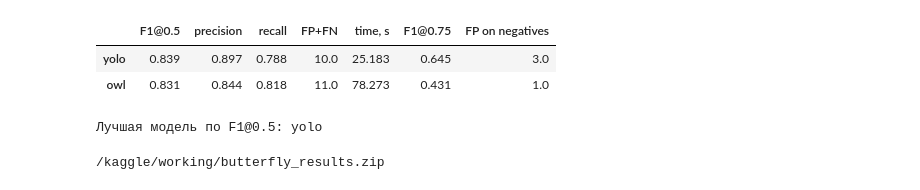
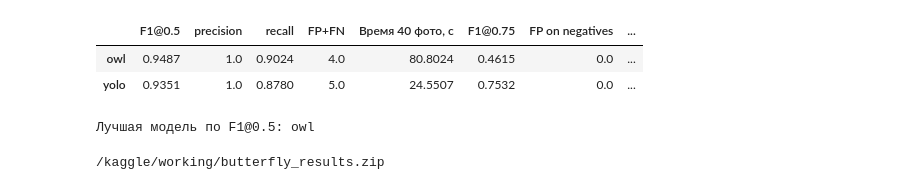
Before and after one commit to Mikhail356/butterfly-detection, a Jupyter notebook: butterfly_owl_yolo.ipynb, the cells around one changed output. Drawn from its saved outputs; the diff is of its cells as text; code cells hidden in the pictures.

Commit message:
Update Kaggle results and model comparison

```diff
--- a/butterfly_owl_yolo.ipynb
+++ b/butterfly_owl_yolo.ipynb
@@ -227,8 +219,9 @@ def open_image(row):
 def owl_boxes(output, image, flipped, confidence, index):
     logits = output.logits[index].float().cpu().numpy()
     boxes = output.pred_boxes[index].float().cpu().numpy()
-    valid = 1 / (1 + np.exp(-logits[:, 0])) > confidence
-    logits, boxes = logits[valid], boxes[valid]
+    scores = 1 / (1 + np.exp(-logits.max(axis=1)))
+    valid = scores >= confidence
+    scores, boxes = scores[valid], boxes[valid]
     boxes = np.concatenate([boxes[:, :2] - boxes[:, 2:] / 2,
                             boxes[:, :2] + boxes[:, 2:] / 2], axis=1)
     width, height = image.size
@@ -240,7 +233,7 @@ def owl_boxes(output, image, flipped, confidence, index):
         boxes[:, [0, 2]] = width - boxes[:, [2, 0]]
     boxes /= np.array([width, height, width, height], dtype=np.float32)
     valid = (boxes[:, 2] > boxes[:, 0]) & (boxes[:, 3] > boxes[:, 1])
-    return boxes[valid], logits[valid]
+    return boxes[valid], scores[valid]
 
 
 @torch.inference_mode()
@@ -253,9 +246,7 @@ def predict_owl(model, processor, images, device, config):
         assert tuple(inputs['pixel_values'].shape) == (len(images), 3, 960, 960)
         output = model(**inputs)
         for i, image in enumerate(images):
-            b, logits = owl_boxes(output, image, flipped, config['confidence'], i)
-            valid = logits[:, 0] - logits[:, 1:].max(axis=1) >= config['negative_margin']
-            b, s = b[valid], 1 / (1 + np.exp(-logits[valid, 0]))
+            b, s = owl_boxes(output, image, flipped, config['confidence'], i)
             keep = nms(b, s, config['nms_iou'])
             boxes[i].append(b[keep])
             scores[i].append(s[keep])
@@ -280,14 +271,17 @@ def predict_yolo(model, images, device, config):
     scores = [[] for _ in images]
     for flipped in [False, True]:
         views = [ImageOps.mirror(image) for image in images] if flipped else images
-        results = model.predict(views, device=device, imgsz=960, rect=False, classes=[75],
-            conf=config['confidence'], iou=config['nms_iou'], max_det=1000, quantize=32,
-            nms=True, batch=len(images), augment=False, save=False, verbose=False)
+        results = model.predict(views, device=device, imgsz=960, rect=False, classes=config['classes'],
+            conf=config['confidence'], iou=0.99, max_det=1000, quantize=32,
+            nms=True, agnostic_nms=False, batch=len(images), augment=False, save=False, verbose=False)
         assert len(results) == len(images)
         for i, (result, image) in enumerate(zip(results, images)):
             b, s = yolo_boxes(result, image, flipped)
-            boxes[i].append(b)
-            scores[i].append(s)
+            valid = s >= config['confidence']
+            b, s = b[valid], s[valid]
+            keep = nms(b, s, config['nms_iou'])
+            boxes[i].append(b[keep])
+            scores[i].append(s[keep])
     return [merge_views(b, s, config) for b, s in zip(boxes, scores)]
 # %%
 # Запуск моделей
@@ -404,49 +404,49 @@ def metrics(golden, predictions):
     tp = matches[0.5]
     return {'F1@0.5': 2 * tp / (expected + predicted), 'precision': tp / predicted if predicted else 0,
             'recall': tp / expected, 'FP+FN': predicted + expected - 2 * tp,
-            'time, s': sum(row['seconds'] for row in predictions),
+            'Время 40 фото, с': sum(row['seconds'] for row in predictions),
             'F1@0.75': 2 * matches[0.75] / (expected + predicted),
             'FP on negatives': sum(len(row['boxes']) for row in predictions if not gold[row['photo_id']])}
 # %%
-# Размер батча на одну GPU.
+# Предсказания
 BATCH_SIZE = 1
 
-# Предсказания
 assert type(BATCH_SIZE) is int and BATCH_SIZE > 0, 'BATCH_SIZE должен быть целым положительным числом.'
 assert torch.cuda.device_count() == 2, 'Включите T4 ×2.'
 assert all('T4' in torch.cuda.get_device_name(i) for i in range(2))
 photos, data_dir = load_data()
 owl_path, yolo_path, weights = load_weights(data_dir)
-
 configs = {'owl': OWL, 'yolo': YOLO_SETTINGS}
-assert all(c['confidence'] >= MIN_CONFIDENCE for c in configs.values()), 'Confidence должен быть не ниже 0,25.'
 save(OUT / 'settings.json', {'models': weights, 'configs': configs, 'batch_size_per_gpu': BATCH_SIZE})
 (OUT.parent / 'butterfly_results.zip').unlink(missing_ok=True)
 prediction_files = [f'{model}_predictions_{size}.jsonl' for model in configs for size in [40, 400]]
 for name in ['metrics.csv', 'best_model.json'] + prediction_files:
     (OUT / name).unlink(missing_ok=True)
-predictions = {}
+predictions, annotation_seconds = {}, {}
 for name, config in configs.items():
-    predictions[name] = run(name, config, photos, owl_path, yolo_path, BATCH_SIZE)
+    predictions[name], annotation_seconds[name] = run(name, config, photos, owl_path, yolo_path, BATCH_SIZE)
 # %%
-# Оценка: эталон читаем после всех предсказаний.
+# Качество и время
 golden = [json.loads(line) for line in (data_dir / 'golden.jsonl').read_text().splitlines()]
 assert len(golden) == len({row['photo_id'] for row in golden}) == 40
+assert sum(not row['boxes'] for row in golden) == 8 and sum(len(row['boxes']) for row in golden) == 41, 'Подключите обновлённый датасет с разметкой моли.'
 labeled_ids = {row['photo_id'] for row in photos if row['subset'] == 'labeled'}
 assert labeled_ids == {row['photo_id'] for row in golden}
 table = pd.DataFrame({name: metrics(golden, [row for row in rows if row['photo_id'] in labeled_ids])
                       for name, rows in predictions.items()}).T
-table = table.sort_values(['F1@0.5', 'time, s'], ascending=[False, True])
+table['Разметка 440 фото, с'] = pd.Series(annotation_seconds)
+table['Среднее на фото, с'] = table['Разметка 440 фото, с'] / len(photos)
+table = table.sort_values(['F1@0.5', 'Время 40 фото, с'], ascending=[False, True])
 table.to_csv(OUT / 'metrics.csv', index_label='model')
-display(table.round(3))
+display(table.round(4))
 winner = table.index[0]
 save(OUT / 'best_model.json', {'model': winner, 'config': configs[winner]})
 print('Лучшая модель по F1@0.5:', winner)
 # %% [output]
-|  | F1@0.5 | precision | recall | FP+FN | time, s | F1@0.75 | FP on negatives |
-| yolo | 0.839 | 0.897 | 0.788 | 10.0 | 25.183 | 0.645 | 3.0 |
-| owl | 0.831 | 0.844 | 0.818 | 11.0 | 78.273 | 0.431 | 1.0 |
+|  | F1@0.5 | precision | recall | FP+FN | Время 40 фото, с | F1@0.75 | FP on negatives | ... |
+| owl | 0.9487 | 1.0 | 0.9024 | 4.0 | 80.8024 | 0.4615 | 0.0 | ... |
+| yolo | 0.9351 | 1.0 | 0.8780 | 5.0 | 24.5507 | 0.7532 | 0.0 | ... |
-Лучшая модель по F1@0.5: yolo
+Лучшая модель по F1@0.5: owl
 # %%
 # Сохранение результатов
 archive_path = OUT.parent / 'butterfly_results.zip'
```
Also changed, not shown: parts of 7 cells of this notebook, 2 other files.
